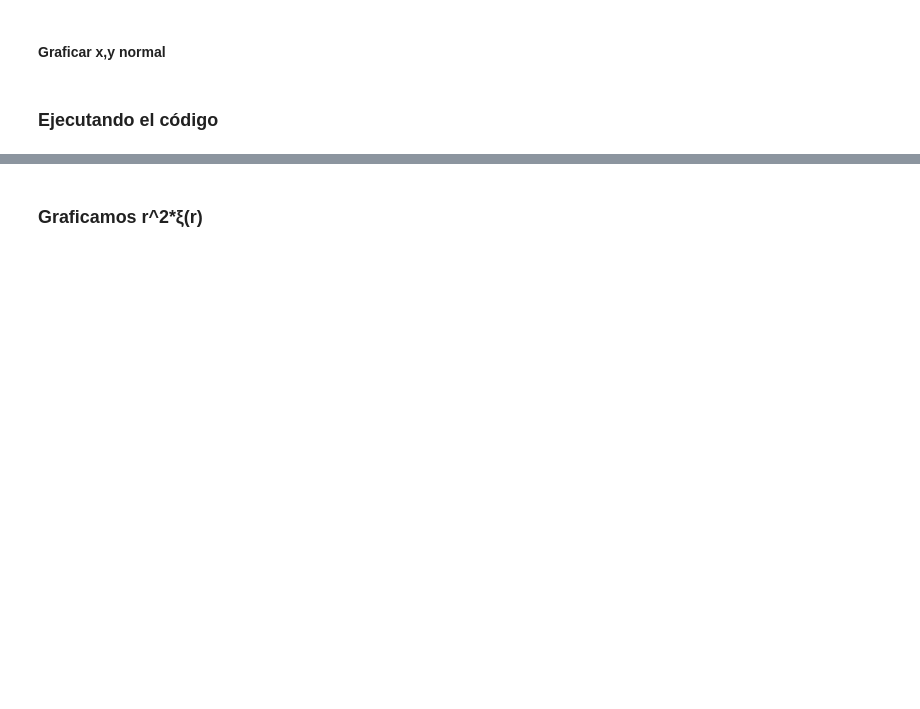
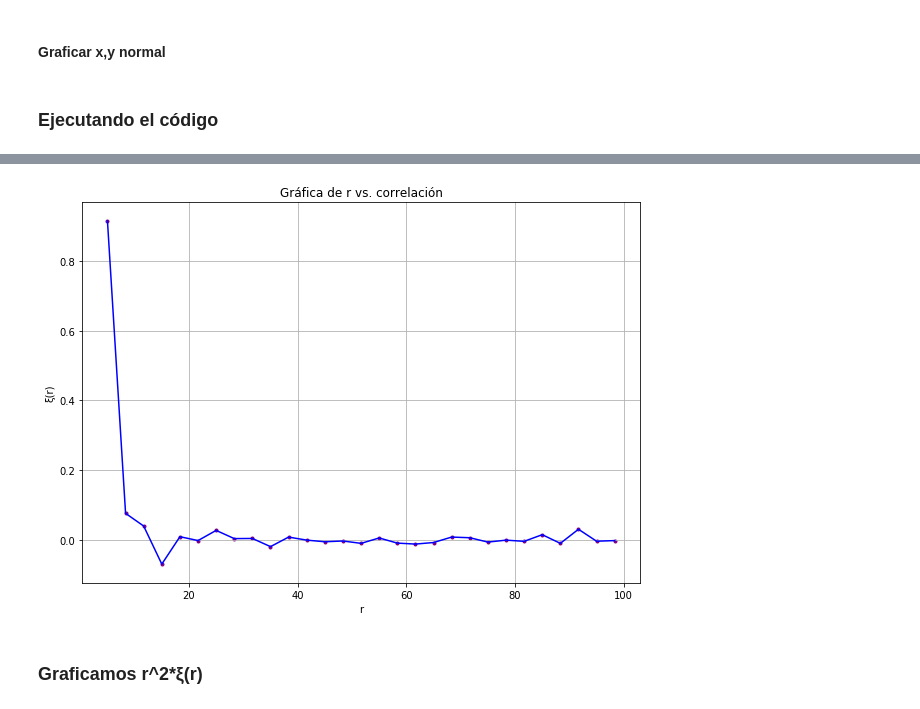
Before and after one commit to DCIDA2019/da2020-BubuDavid, a Jupyter notebook: Semana12/Quarantine 4th class - Busqueda de estructuras de datos puntutales.ipynb, the cells around one changed output, grey strips where cells are left out. Drawn from its saved outputs; the diff is of its cells as text; code cells hidden in the pictures; blank space fills up the shorter version.

```diff
--- a/Semana12/Quarantine 4th class - Busqueda de estructuras de datos puntutales.ipynb
+++ b/Semana12/Quarantine 4th class - Busqueda de estructuras de datos puntutales.ipynb
@@ -169,0 +45,23 @@ def distancia2Puntos(punto1, punto2):
+# %%
+def distanciasPuntos(datos, bins):
+    '''
+    Descripción: Calcula las distancias entre todos los puntos de un arreglo y los acomoda en un histograma.
+    IN ={
+            datos: Los datos a manejar.
+            bins: Una lista con los bins de nuestro histograma.
+        }
+    OUT: Una lista con la frecuencia de distancias que se encuentran en los rangos de bins.
+    '''
+    # Transformamos a numpy arreglos para mayor facilidad
+    datos = np.array(datos)
+    # Creamos un histograma vacío.
+    histograma = np.histogram(np.zeros(shape=len(datos)),bins=bins)[0]
+    # Recorremos punto por punto, sólo hay que recorrer esto una cantidad "datos" veces gracias a numpy
+    for index in datos:
+        aux = list(filter(lambda x: x != 0, np.sum(np.square(datos - index), axis = 1)**(1/2)))
+
+        # Vamos creando nuestro histograma
+        histograma += np.histogram(aux, bins=bins)[0]
+
+    # Regresamos nuestro histograma, recordando que tenemos que dividir los valores entre dos porque se repiten.
+    return histograma / 2
@@ -231,4 +167,7 @@ funcionCorrelacion(datos=cube1, L=100, bins=30, r=10)
 # %%
-aux = funcionCorrelacionAmpliada(data=cube1, L=100, bins=30, a=0, b=100)
+aux=funcionCorrelacion(datos=cube1, datosRandom=cube2, L=100, bins=30)
 r = aux[0]
 xi = aux[1]
+graphFunction(x=r,y=xi, titulo="Gráfica de r vs. correlación", labels=["r", "ξ(r)"], scatter=True)
+# %% [output]
+[figure, added]
```
Also changed, not shown: parts of 14 cells of this notebook, 1 other file.
